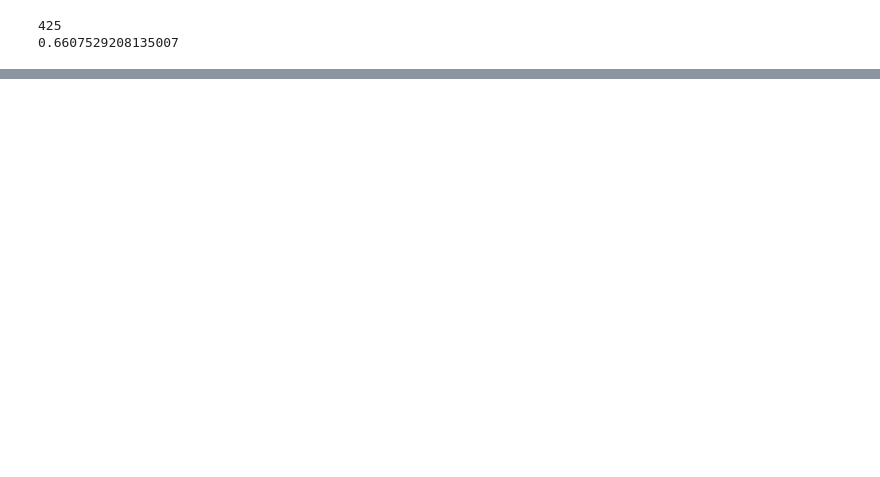
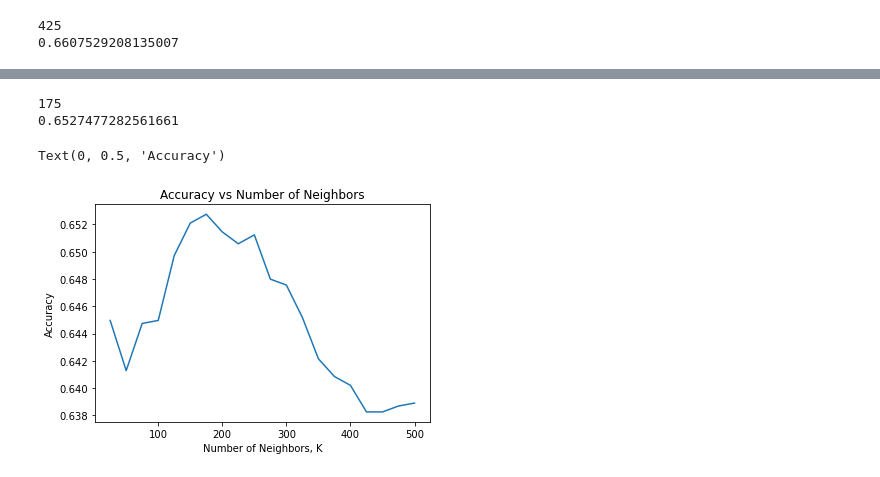
Before and after one commit to dtajiri/ECE196-ML-Project, a Jupyter notebook: HateCrimes-BiasTypeFocus-KNNandRandomForest.ipynb, the cells around one changed output, grey strips where cells are left out. Saved outputs shown, nothing was run; the diff lists cells and outputs as text; code cells hidden in the pictures; blank space fills up the shorter version.

```diff
--- a/HateCrimes-BiasTypeFocus-RandomForest.ipynb
+++ b/HateCrimes-BiasTypeFocus-KNNandRandomForest.ipynb
@@ -145,0 +121,14 @@ Feature: 770, Score: 0.01003
+# %%
+#create an empty list to store accuracy values
+accuracy1 = []
+for n in range(25,525,25):
+    print(n)
+    #build the Knn classifier
+    knnclass = KNeighborsClassifier(n_neighbors=n)
+    #train the classifier
+    knnclass.fit(x_Train, y_Train)
+    #make predictions for testing data by using the classifier
+    y_pred = knnclass.predict(x_Test)
+    #save the accuracy score for each iteration
+    acc = accuracy_score(y_Test, y_pred)
+    accuracy1.append(acc)
@@ -145,0 +156,20 @@ Feature: 770, Score: 0.01003
+# %%
+estimators = list(range(25,525,25))
+np.argmax(accuracy1)
+Nvaluemax1 = estimators[np.argmax(accuracy1)]
+maxaccuracy1 = accuracy1[np.argmax(accuracy1)]
+print(Nvaluemax1)
+print(maxaccuracy1)
+# %% [output]
+175
+0.6527477282561661
+# %%
+import matplotlib.pyplot as plt
+estimators = list(range(25,525,25))
+plt.plot(estimators,accuracy1)
+plt.title('Accuracy vs Number of Neighbors')
+plt.xlabel('Number of Neighbors, K')
+plt.ylabel('Accuracy')
+# %% [output]
+Text(0, 0.5, 'Accuracy')
+[figure, added]
```
Also changed, not shown: parts of 3 cells of this notebook, 1 other file.
